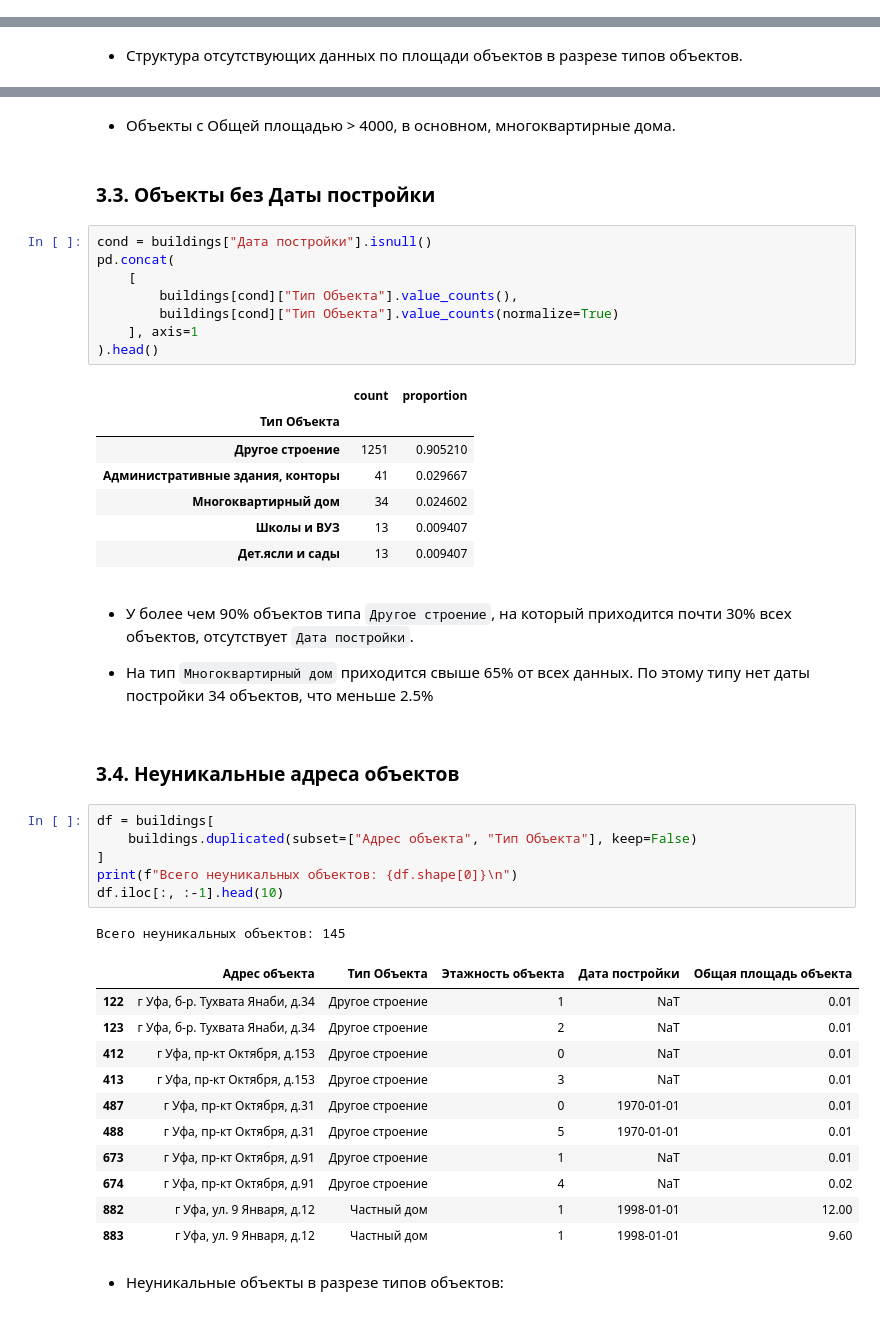
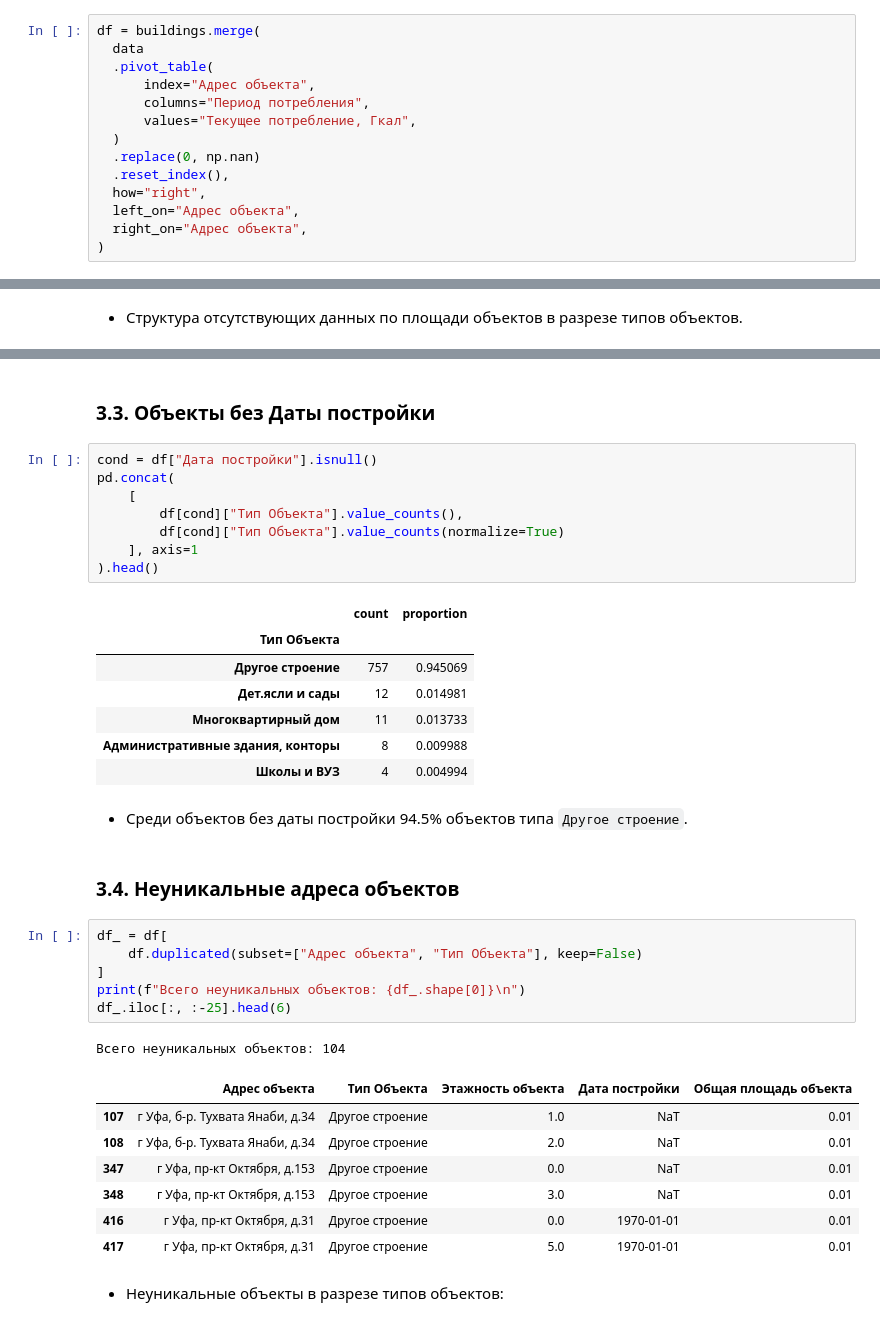
Before and after one commit to YaninaK/anomaly-detection, a Jupyter notebook: notebooks/01_EDA_&_data_preprocessing.ipynb, the cells around one changed output, grey strips where cells are left out. Drawn from its saved outputs; the diff is of its cells as text.

````diff
--- a/notebooks/01_EDA_&_data_preprocessing.ipynb
+++ b/notebooks/01_EDA_&_data_preprocessing.ipynb
@@ -131,3 +131,17 @@ data, buildings = preprocess.fit_transform(data, buildings)
+# %%
+df = buildings.merge(
+  data
+  .pivot_table(
+      index="Адрес объекта",
+      columns="Период потребления",
+      values="Текущее потребление, Гкал",
+  )
+  .replace(0, np.nan)
+  .reset_index(),
+  how="right",
+  left_on="Адрес объекта",
+  right_on="Адрес объекта",
+)
 # %% [markdown]
 ### 3.1 Структура данных в разрезе типов объектов
 # %%
@@ -212,48 +249,40 @@ pd.concat(
-# %% [markdown]
-* Объекты с Общей площадью > 4000, в основном, многоквартирные дома.
 # %% [markdown]
 ### 3.3. Объекты без Даты постройки
 # %%
-cond = buildings["Дата постройки"].isnull()
+cond = df["Дата постройки"].isnull()
 pd.concat(
     [
-        buildings[cond]["Тип Объекта"].value_counts(),
-        buildings[cond]["Тип Объекта"].value_counts(normalize=True)
+        df[cond]["Тип Объекта"].value_counts(),
+        df[cond]["Тип Объекта"].value_counts(normalize=True)
     ], axis=1
 ).head()
 # %% [output]
 |  | count | proportion |
 | Тип Объекта |  |  |
-| Другое строение | 1251 | 0.905210 |
-| Административные здания, конторы | 41 | 0.029667 |
-| Многоквартирный дом | 34 | 0.024602 |
-| Школы и ВУЗ | 13 | 0.009407 |
-| Дет.ясли и сады | 13 | 0.009407 |
+| Другое строение | 757 | 0.945069 |
+| Дет.ясли и сады | 12 | 0.014981 |
+| Многоквартирный дом | 11 | 0.013733 |
+| Административные здания, конторы | 8 | 0.009988 |
+| Школы и ВУЗ | 4 | 0.004994 |
-# %% [markdown]
-* У более чем 90% объектов типа ```Другое строение```, на который приходится почти 30% всех объектов, отсутствует ```Дата постройки```.
-
-* На тип ```Многоквартирный дом``` приходится свыше 65% от всех данных. По этому типу нет даты постройки 34 объектов, что меньше 2.5%
+# %% [markdown]
+* Среди объектов без даты постройки 94.5% объектов типа ```Другое строение```.
 # %% [markdown]
 ### 3.4. Неуникальные адреса объектов
 # %%
-df = buildings[
-    buildings.duplicated(subset=["Адрес объекта", "Тип Объекта"], keep=False)
+df_ = df[
+    df.duplicated(subset=["Адрес объекта", "Тип Объекта"], keep=False)
 ]
-print(f"Всего неуникальных объектов: {df.shape[0]}\n")
-df.iloc[:, :-1].head(10)
+print(f"Всего неуникальных объектов: {df_.shape[0]}\n")
+df_.iloc[:, :-25].head(6)
 # %% [output]
-Всего неуникальных объектов: 145
+Всего неуникальных объектов: 104
 |  | Адрес объекта | Тип Объекта | Этажность объекта | Дата постройки | Общая площадь объекта |
-| 122 | г Уфа, б-р. Тухвата Янаби, д.34 | Другое строение | 1 | NaT | 0.01 |
-| 123 | г Уфа, б-р. Тухвата Янаби, д.34 | Другое строение | 2 | NaT | 0.01 |
-| 412 | г Уфа, пр-кт Октября, д.153 | Другое строение | 0 | NaT | 0.01 |
-| 413 | г Уфа, пр-кт Октября, д.153 | Другое строение | 3 | NaT | 0.01 |
-| 487 | г Уфа, пр-кт Октября, д.31 | Другое строение | 0 | 1970-01-01 | 0.01 |
-| 488 | г Уфа, пр-кт Октября, д.31 | Другое строение | 5 | 1970-01-01 | 0.01 |
-| 673 | г Уфа, пр-кт Октября, д.91 | Другое строение | 1 | NaT | 0.01 |
-| 674 | г Уфа, пр-кт Октября, д.91 | Другое строение | 4 | NaT | 0.02 |
-| 882 | г Уфа, ул. 9 Января, д.12 | Частный дом | 1 | 1998-01-01 | 12.00 |
-| 883 | г Уфа, ул. 9 Января, д.12 | Частный дом | 1 | 1998-01-01 | 9.60 |
+| 107 | г Уфа, б-р. Тухвата Янаби, д.34 | Другое строение | 1.0 | NaT | 0.01 |
+| 108 | г Уфа, б-р. Тухвата Янаби, д.34 | Другое строение | 2.0 | NaT | 0.01 |
+| 347 | г Уфа, пр-кт Октября, д.153 | Другое строение | 0.0 | NaT | 0.01 |
+| 348 | г Уфа, пр-кт Октября, д.153 | Другое строение | 3.0 | NaT | 0.01 |
+| 416 | г Уфа, пр-кт Октября, д.31 | Другое строение | 0.0 | 1970-01-01 | 0.01 |
+| 417 | г Уфа, пр-кт Октября, д.31 | Другое строение | 5.0 | 1970-01-01 | 0.01 |
 # %% [markdown]
 * Неуникальные объекты в разрезе типов объектов:
 # %%
````
Also changed, not shown: parts of 41 cells of this notebook.
